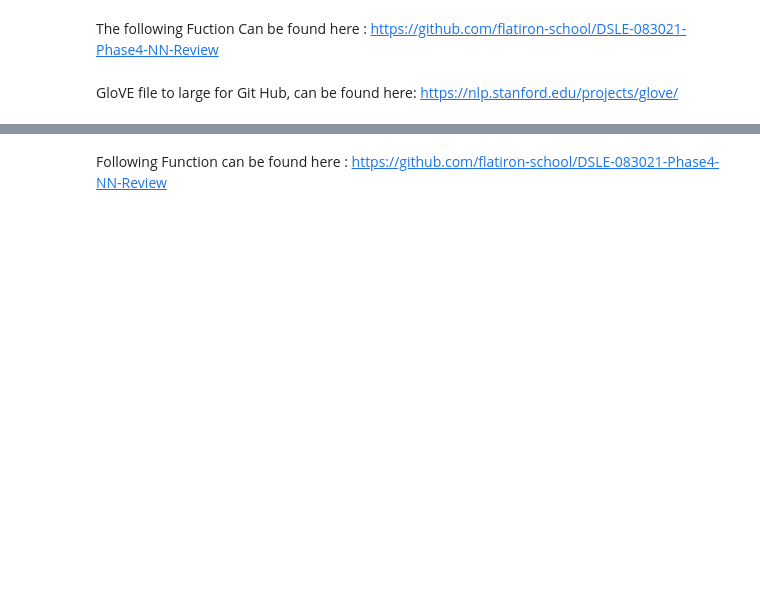
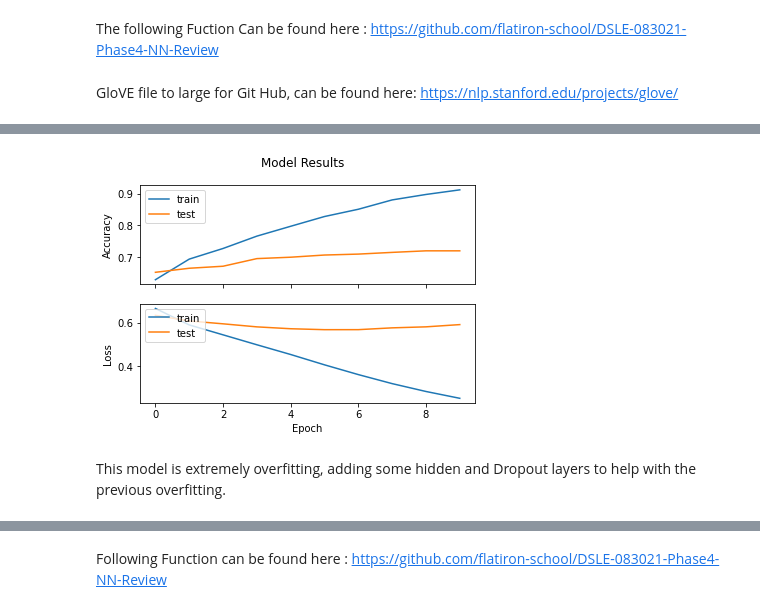
Before and after one commit to ElyLin/SentimentAnalysisProject, a Jupyter notebook: notebooks/Dave/Neural Networks Modeling-Dave.ipynb, the cells around one changed output, grey strips where cells are left out. Drawn from its saved outputs; the diff is of its cells as text; code cells hidden in the pictures; blank space fills up the shorter version.

```diff
--- a/notebooks/Dave/Neural Networks Modeling-Dave.ipynb
+++ b/notebooks/Dave/Neural Networks Modeling-Dave.ipynb
@@ -347,0 +347,5 @@ _________________________________________________________________
+# %%
+history = model.fit(X_train_processed, y_train,
+                    batch_size=50,
+                    epochs=10,
+                    validation_data=(X_val_processed, y_val))
@@ -347,0 +380,6 @@ _________________________________________________________________
+# %%
+visualize_training_results(history)
+# %% [output]
+[figure, added]
+# %% [markdown]
+This model is extremely overfitting, adding some hidden and Dropout layers to help with the previous overfitting.
```
Also changed, not shown: parts of 20 cells of this notebook, 1 other file.
